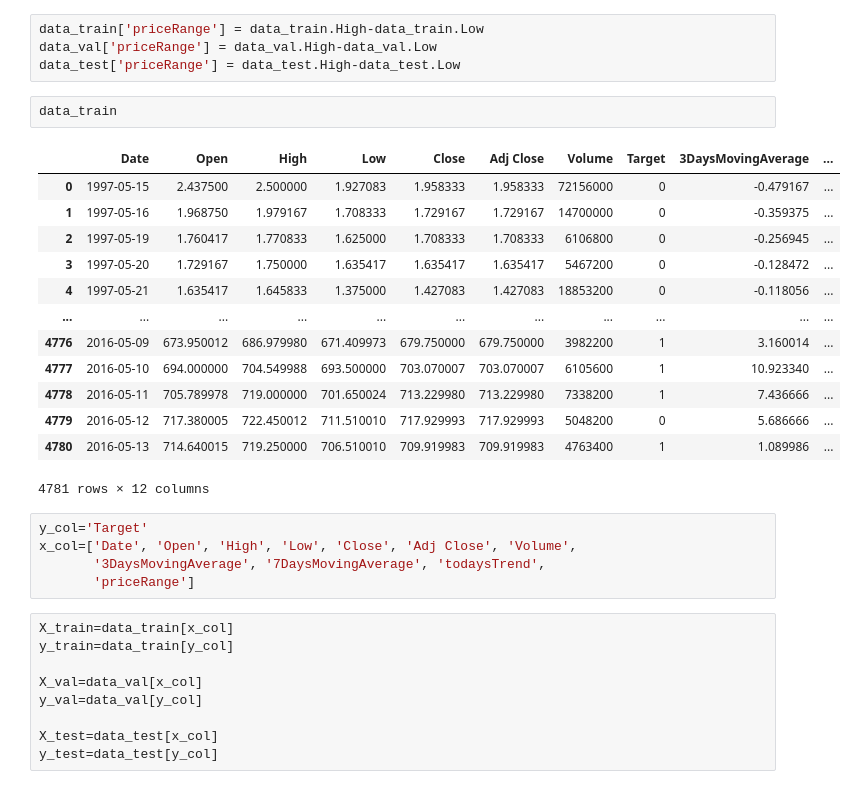
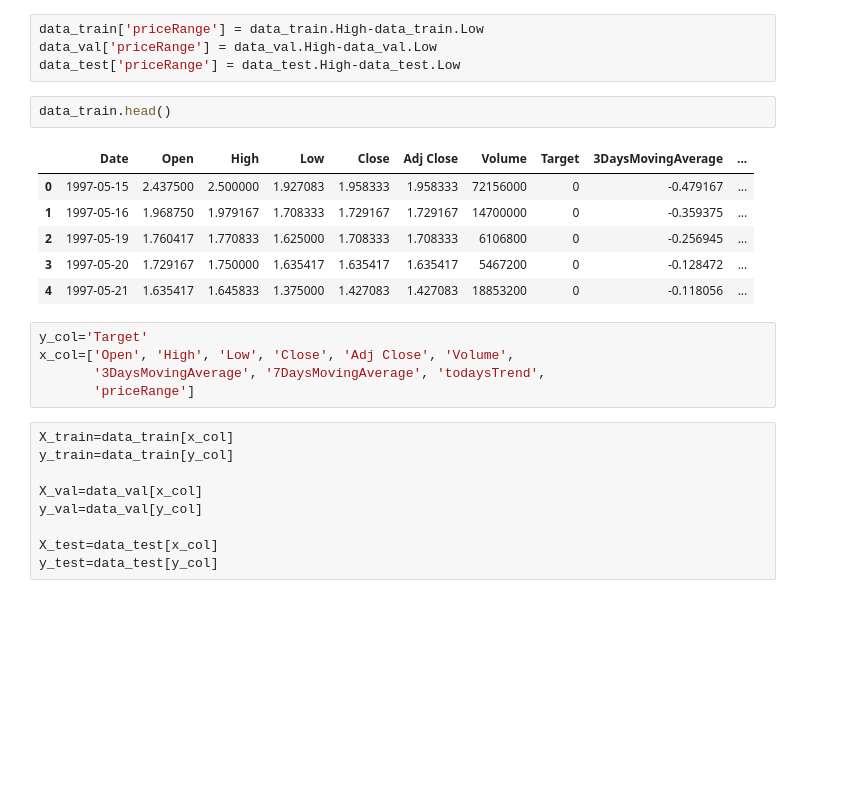
Before and after one commit to SoniMohandas/amazon_stock_price, a Jupyter notebook: amazon_stock.ipynb, the cells around one changed output. Cells and saved outputs as stored; diff of their text form; blank space fills up the shorter version.

```diff
--- a/amazon_stock.ipynb
+++ b/amazon_stock.ipynb
@@ -126,24 +104,17 @@ data_train['priceRange'] = data_train.High-data_train.Low
 data_val['priceRange'] = data_val.High-data_val.Low
 data_test['priceRange'] = data_test.High-data_test.Low
 # %%
-data_train
+data_train.head()
 # %% [output]
 |  | Date | Open | High | Low | Close | Adj Close | Volume | Target | 3DaysMovingAverage | ... |
 | 0 | 1997-05-15 | 2.437500 | 2.500000 | 1.927083 | 1.958333 | 1.958333 | 72156000 | 0 | -0.479167 | ... |
 | 1 | 1997-05-16 | 1.968750 | 1.979167 | 1.708333 | 1.729167 | 1.729167 | 14700000 | 0 | -0.359375 | ... |
 | 2 | 1997-05-19 | 1.760417 | 1.770833 | 1.625000 | 1.708333 | 1.708333 | 6106800 | 0 | -0.256945 | ... |
 | 3 | 1997-05-20 | 1.729167 | 1.750000 | 1.635417 | 1.635417 | 1.635417 | 5467200 | 0 | -0.128472 | ... |
 | 4 | 1997-05-21 | 1.635417 | 1.645833 | 1.375000 | 1.427083 | 1.427083 | 18853200 | 0 | -0.118056 | ... |
-| ... | ... | ... | ... | ... | ... | ... | ... | ... | ... | ... |
-| 4776 | 2016-05-09 | 673.950012 | 686.979980 | 671.409973 | 679.750000 | 679.750000 | 3982200 | 1 | 3.160014 | ... |
-| 4777 | 2016-05-10 | 694.000000 | 704.549988 | 693.500000 | 703.070007 | 703.070007 | 6105600 | 1 | 10.923340 | ... |
-| 4778 | 2016-05-11 | 705.789978 | 719.000000 | 701.650024 | 713.229980 | 713.229980 | 7338200 | 1 | 7.436666 | ... |
-| 4779 | 2016-05-12 | 717.380005 | 722.450012 | 711.510010 | 717.929993 | 717.929993 | 5048200 | 0 | 5.686666 | ... |
-| 4780 | 2016-05-13 | 714.640015 | 719.250000 | 706.510010 | 709.919983 | 709.919983 | 4763400 | 1 | 1.089986 | ... |
-4781 rows × 12 columns
 # %%
 y_col='Target'
-x_col=['Date', 'Open', 'High', 'Low', 'Close', 'Adj Close', 'Volume',
+x_col=['Open', 'High', 'Low', 'Close', 'Adj Close', 'Volume',
        '3DaysMovingAverage', '7DaysMovingAverage', 'todaysTrend',
        'priceRange']
 # %%
```
Also changed, not shown: parts of 6 cells of this notebook, 4 other files.
